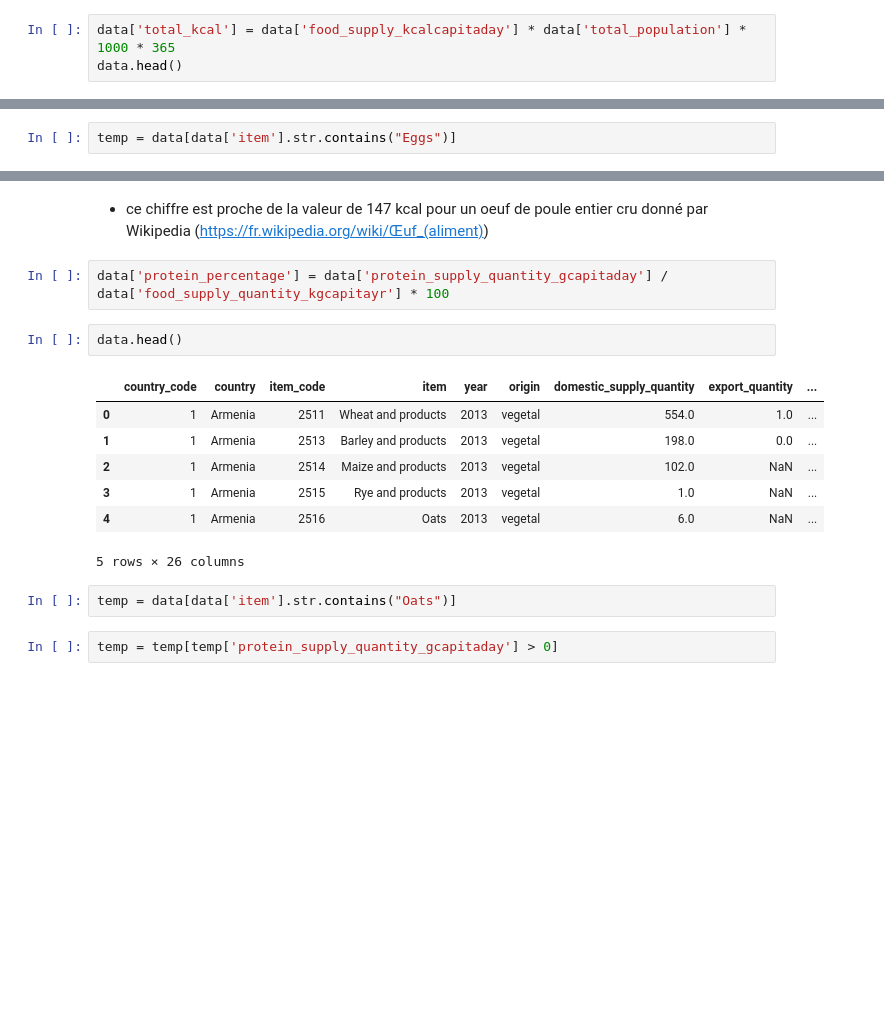
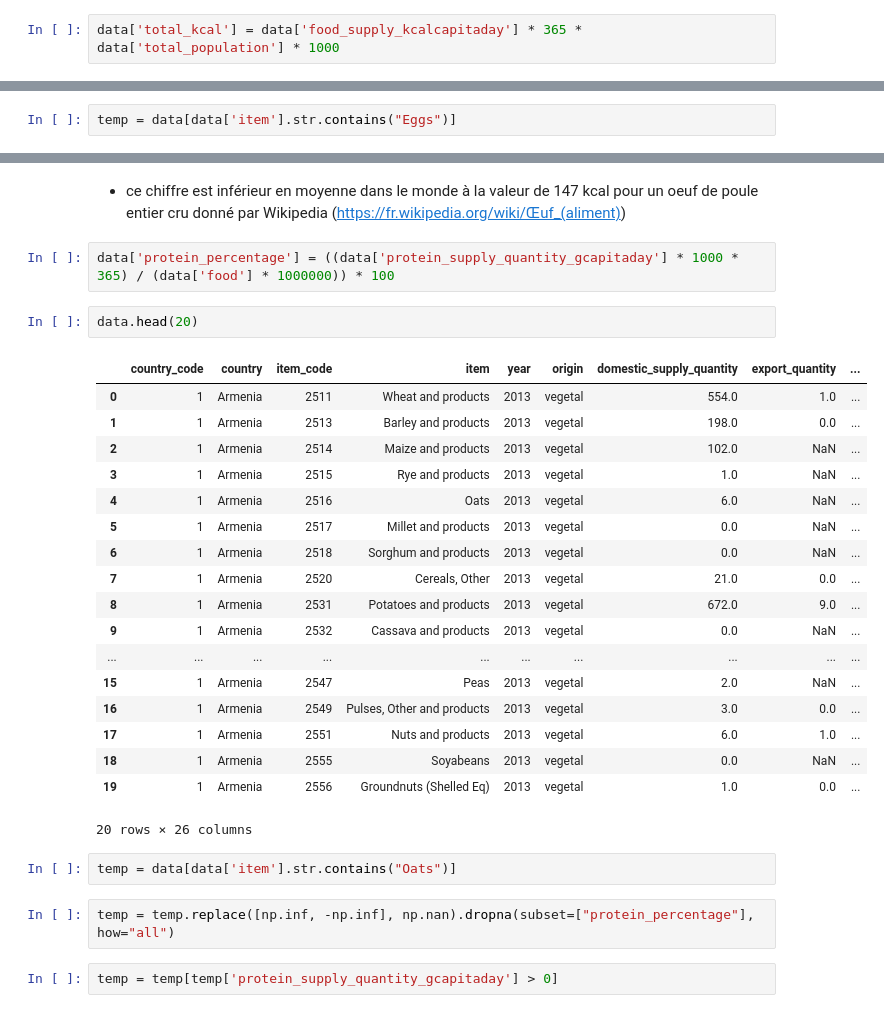
Before and after one commit to ouskah/OCDA_P3-lss, a Jupyter notebook: P3.ipynb, the cells around one changed output, grey strips where cells are left out. Saved outputs shown, nothing was run; the diff lists cells and outputs as text; blank space fills up the shorter version.

```diff
--- a/P3.ipynb
+++ b/P3.ipynb
@@ -148,5 +136,4 @@ data.head()
 # %%
 data = data.merge(pop, on=['country'])
 # %%
-data['total_kcal'] = data['food_supply_kcalcapitaday'] * data['total_population'] * 1000 * 365
-data.head()
+data['total_kcal'] = data['food_supply_kcalcapitaday'] * 365 * data['total_population'] * 1000
@@ -190,21 +170,34 @@ temp['kcal/kg'].mean()/10
 # %% [output]
 136.48177721733776
 # %% [markdown]
-- ce chiffre est proche de la valeur de 147 kcal pour un oeuf de poule entier cru donné par Wikipedia (https://fr.wikipedia.org/wiki/Œuf_(aliment))
+- ce chiffre est inférieur en moyenne dans le monde à la valeur de 147 kcal pour un oeuf de poule entier cru donné par Wikipedia (https://fr.wikipedia.org/wiki/Œuf_(aliment))
 # %%
-data['protein_percentage'] = data['protein_supply_quantity_gcapitaday'] / data['food_supply_quantity_kgcapitayr'] * 100
+data['protein_percentage'] = ((data['protein_supply_quantity_gcapitaday'] * 1000 * 365) / (data['food'] * 1000000)) * 100
 # %%
-data.head()
+data.head(20)
 # %% [output]
 |  | country_code | country | item_code | item | year | origin | domestic_supply_quantity | export_quantity | ... |
 | 0 | 1 | Armenia | 2511 | Wheat and products | 2013 | vegetal | 554.0 | 1.0 | ... |
 | 1 | 1 | Armenia | 2513 | Barley and products | 2013 | vegetal | 198.0 | 0.0 | ... |
 | 2 | 1 | Armenia | 2514 | Maize and products | 2013 | vegetal | 102.0 | NaN | ... |
 | 3 | 1 | Armenia | 2515 | Rye and products | 2013 | vegetal | 1.0 | NaN | ... |
 | 4 | 1 | Armenia | 2516 | Oats | 2013 | vegetal | 6.0 | NaN | ... |
+| 5 | 1 | Armenia | 2517 | Millet and products | 2013 | vegetal | 0.0 | NaN | ... |
+| 6 | 1 | Armenia | 2518 | Sorghum and products | 2013 | vegetal | 0.0 | NaN | ... |
+| 7 | 1 | Armenia | 2520 | Cereals, Other | 2013 | vegetal | 21.0 | 0.0 | ... |
+| 8 | 1 | Armenia | 2531 | Potatoes and products | 2013 | vegetal | 672.0 | 9.0 | ... |
+| 9 | 1 | Armenia | 2532 | Cassava and products | 2013 | vegetal | 0.0 | NaN | ... |
+| ... | ... | ... | ... | ... | ... | ... | ... | ... | ... |
+| 15 | 1 | Armenia | 2547 | Peas | 2013 | vegetal | 2.0 | NaN | ... |
+| 16 | 1 | Armenia | 2549 | Pulses, Other and products | 2013 | vegetal | 3.0 | 0.0 | ... |
+| 17 | 1 | Armenia | 2551 | Nuts and products | 2013 | vegetal | 6.0 | 1.0 | ... |
+| 18 | 1 | Armenia | 2555 | Soyabeans | 2013 | vegetal | 0.0 | NaN | ... |
+| 19 | 1 | Armenia | 2556 | Groundnuts (Shelled Eq) | 2013 | vegetal | 1.0 | 0.0 | ... |
-5 rows × 26 columns
+20 rows × 26 columns
 # %%
 temp = data[data['item'].str.contains("Oats")]
+# %%
+temp = temp.replace([np.inf, -np.inf], np.nan).dropna(subset=["protein_percentage"], how="all")
 # %%
 temp = temp[temp['protein_supply_quantity_gcapitaday'] > 0]
 # %%
```
Also changed, not shown: parts of 17 cells of this notebook.
